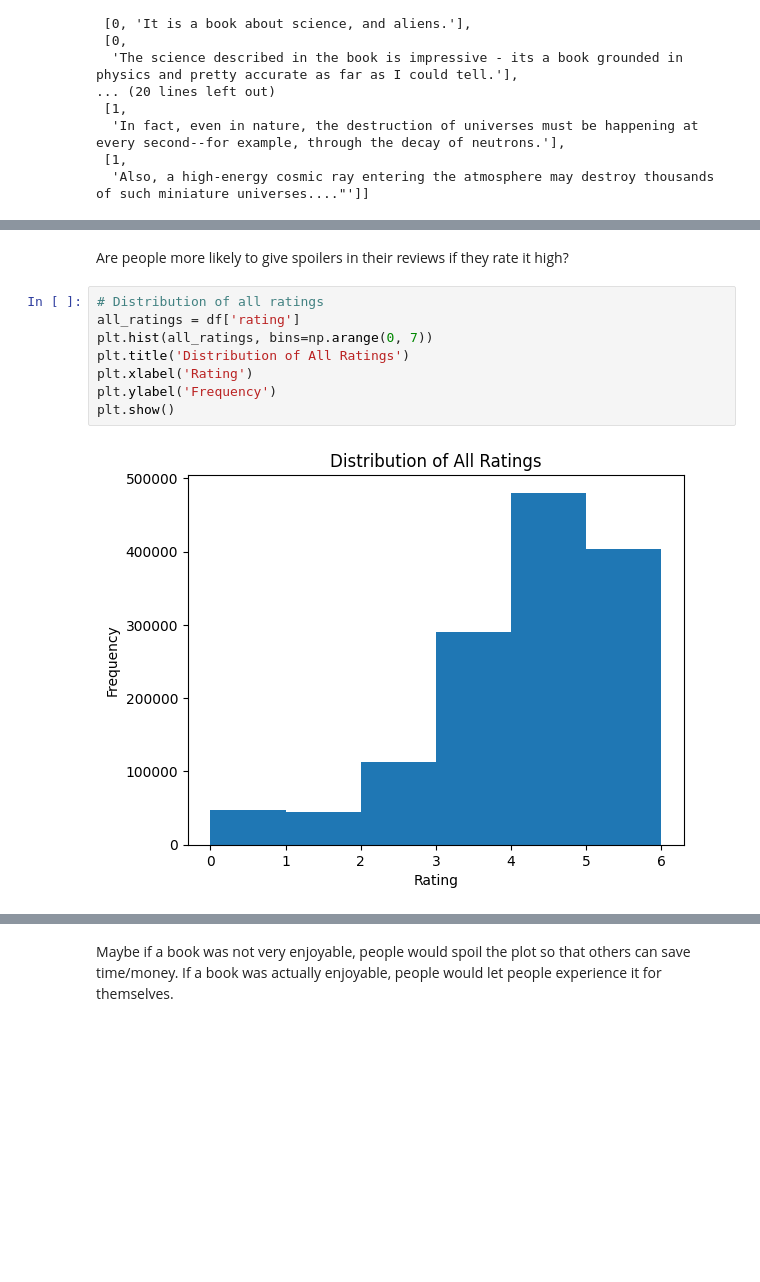
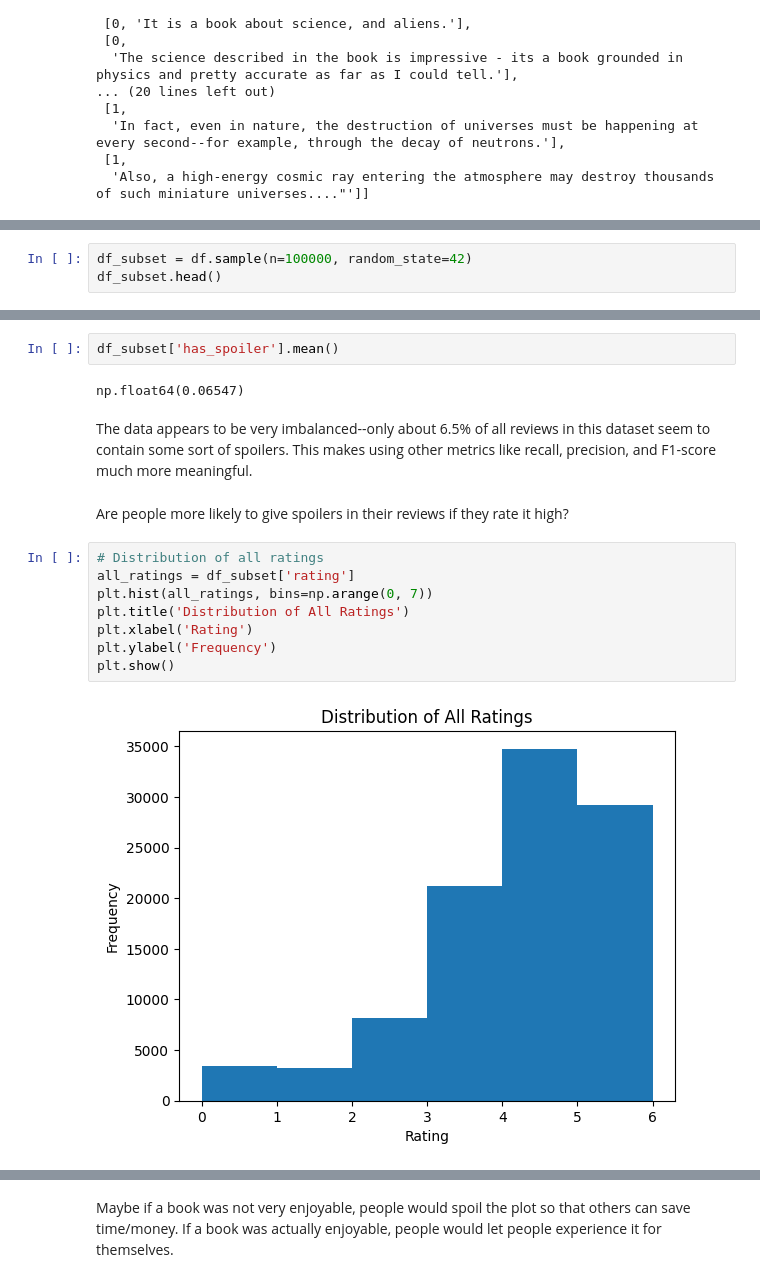
Before and after one commit to jontruong05/cse158-assignment2, a Jupyter notebook: workbook.ipynb, the cells around one changed output, grey strips where cells are left out. Cells and saved outputs as stored; diff of their text form; blank space fills up the shorter version.

```diff
--- a/workbook.ipynb
+++ b/workbook.ipynb
@@ -69,0 +77,3 @@ df.head()
+# %%
+df_subset = df.sample(n=100000, random_state=42)
+df_subset.head()
@@ -70,15 +87,21 @@ df.head()
+# %%
+df_subset['has_spoiler'].mean()
+# %% [output]
+np.float64(0.06547)
+# %% [markdown]
+The data appears to be very imbalanced--only about 6.5% of all reviews in this dataset seem to contain some sort of spoilers. This makes using other metrics like recall, precision, and F1-score much more meaningful.
 # %% [markdown]
 Are people more likely to give spoilers in their reviews if they rate it high?
 # %%
 # Distribution of all ratings
-all_ratings = df['rating']
+all_ratings = df_subset['rating']
 plt.hist(all_ratings, bins=np.arange(0, 7))
 plt.title('Distribution of All Ratings')
 plt.xlabel('Rating')
 plt.ylabel('Frequency')
 plt.show()
 # %% [output]
-[figure, old version]
+[figure, new version]
 # %%
 # Some basic statistical information for all ratings
 print("All Ratings Statistics:")
```
Also changed, not shown: parts of 21 cells of this notebook.
